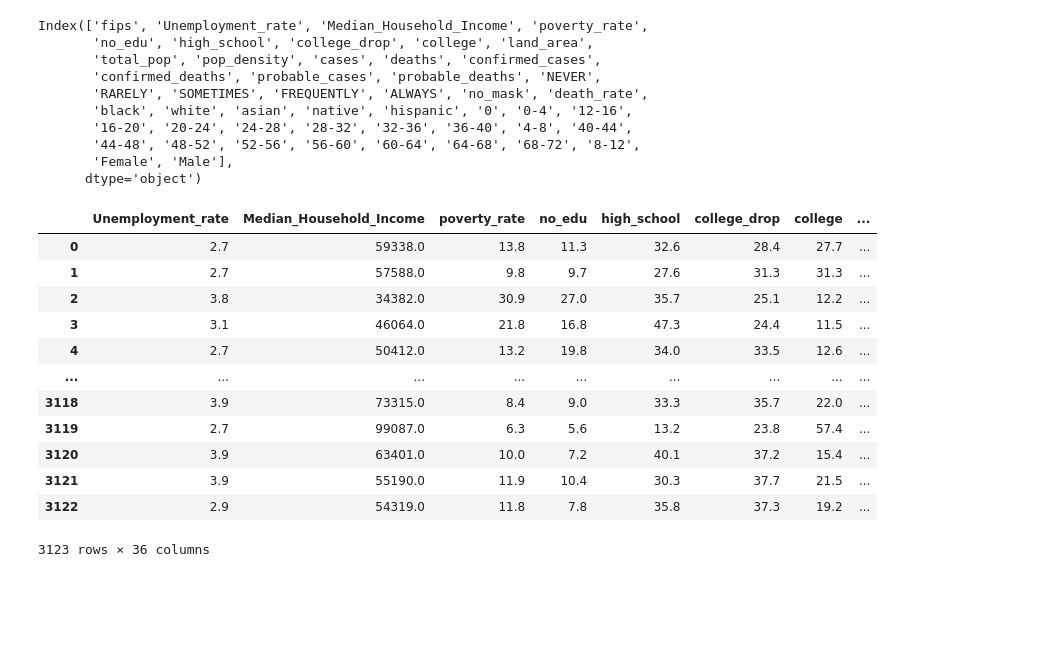
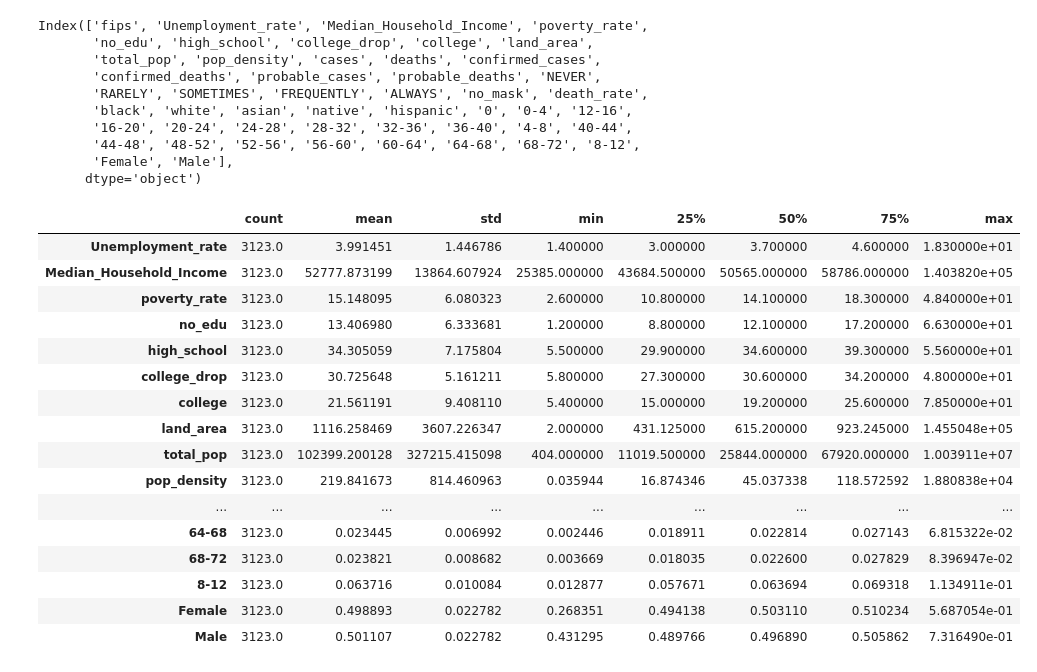
Before and after one commit to gabhijith/pyghack_covid19, a Jupyter notebook: scratch.ipynb, the cells around one changed output. Drawn from its saved outputs; the diff is of its cells as text; code cells hidden in the pictures; blank space fills up the shorter version.

```diff
--- a/scratch.ipynb
+++ b/scratch.ipynb
@@ -122,19 +141,55 @@ df_train=df_feat[['Unemployment_rate', 'Median_Household_Income', 'poverty_rate'
        '16-20', '20-24', '24-28', '28-32', '32-36', '36-40', '4-8', '40-44',
        '44-48', '48-52', '52-56', '56-60', '60-64', '64-68', '68-72', '8-12',
        'Female', 'Male']]
-# %%
-df_train
-# %% [output]
-|  | Unemployment_rate | Median_Household_Income | poverty_rate | no_edu | high_school | college_drop | college | ... |
-| 0 | 2.7 | 59338.0 | 13.8 | 11.3 | 32.6 | 28.4 | 27.7 | ... |
-| 1 | 2.7 | 57588.0 | 9.8 | 9.7 | 27.6 | 31.3 | 31.3 | ... |
-| 2 | 3.8 | 34382.0 | 30.9 | 27.0 | 35.7 | 25.1 | 12.2 | ... |
-| 3 | 3.1 | 46064.0 | 21.8 | 16.8 | 47.3 | 24.4 | 11.5 | ... |
-| 4 | 2.7 | 50412.0 | 13.2 | 19.8 | 34.0 | 33.5 | 12.6 | ... |
-| ... | ... | ... | ... | ... | ... | ... | ... | ... |
-| 3118 | 3.9 | 73315.0 | 8.4 | 9.0 | 33.3 | 35.7 | 22.0 | ... |
-| 3119 | 2.7 | 99087.0 | 6.3 | 5.6 | 13.2 | 23.8 | 57.4 | ... |
-| 3120 | 3.9 | 63401.0 | 10.0 | 7.2 | 40.1 | 37.2 | 15.4 | ... |
-| 3121 | 3.9 | 55190.0 | 11.9 | 10.4 | 30.3 | 37.7 | 21.5 | ... |
-| 3122 | 2.9 | 54319.0 | 11.8 | 7.8 | 35.8 | 37.3 | 19.2 | ... |
-3123 rows × 36 columns
+# %%
+train_dataset = df_feat.sample(frac=0.8,random_state=0)
+test_dataset = df_feat.drop(train_dataset.index)
+
+train_label = train_dataset['deaths']
+test_label = test_dataset['deaths']
+
+train_nmlabel = train_dataset['no_mask']
+test_nmlabel = test_dataset['no_mask']
+
+
+train_dataset = train_dataset[['Unemployment_rate', 'Median_Household_Income', 'poverty_rate',
+       'no_edu', 'high_school', 'college_drop', 'college', 'land_area',
+       'total_pop', 'pop_density','black', 'white', 'asian', 'native', 'hispanic', '0', '0-4', '12-16',
+       '16-20', '20-24', '24-28', '28-32', '32-36', '36-40', '4-8', '40-44',
+       '44-48', '48-52', '52-56', '56-60', '60-64', '64-68', '68-72', '8-12',
+       'Female', 'Male']]
+test_dataset = test_dataset[['Unemployment_rate', 'Median_Household_Income', 'poverty_rate',
+       'no_edu', 'high_school', 'college_drop', 'college', 'land_area',
+       'total_pop', 'pop_density','black', 'white', 'asian', 'native', 'hispanic', '0', '0-4', '12-16',
+       '16-20', '20-24', '24-28', '28-32', '32-36', '36-40', '4-8', '40-44',
+       '44-48', '48-52', '52-56', '56-60', '60-64', '64-68', '68-72', '8-12',
+       'Female', 'Male']]
+
+df_trim = df_feat[['Unemployment_rate', 'Median_Household_Income', 'poverty_rate',
+       'no_edu', 'high_school', 'college_drop', 'college', 'land_area',
+       'total_pop', 'pop_density','black', 'white', 'asian', 'native', 'hispanic', '0', '0-4', '12-16',
+       '16-20', '20-24', '24-28', '28-32', '32-36', '36-40', '4-8', '40-44',
+       '44-48', '48-52', '52-56', '56-60', '60-64', '64-68', '68-72', '8-12',
+       'Female', 'Male']]
+# %%
+train_stats = df_trim.describe()
+train_stats = train_stats.transpose()
+train_stats
+# %% [output]
+|  | count | mean | std | min | 25% | 50% | 75% | max |
+| Unemployment_rate | 3123.0 | 3.991451 | 1.446786 | 1.400000 | 3.000000 | 3.700000 | 4.600000 | 1.830000e+01 |
+| Median_Household_Income | 3123.0 | 52777.873199 | 13864.607924 | 25385.000000 | 43684.500000 | 50565.000000 | 58786.000000 | 1.403820e+05 |
+| poverty_rate | 3123.0 | 15.148095 | 6.080323 | 2.600000 | 10.800000 | 14.100000 | 18.300000 | 4.840000e+01 |
+| no_edu | 3123.0 | 13.406980 | 6.333681 | 1.200000 | 8.800000 | 12.100000 | 17.200000 | 6.630000e+01 |
+| high_school | 3123.0 | 34.305059 | 7.175804 | 5.500000 | 29.900000 | 34.600000 | 39.300000 | 5.560000e+01 |
+| college_drop | 3123.0 | 30.725648 | 5.161211 | 5.800000 | 27.300000 | 30.600000 | 34.200000 | 4.800000e+01 |
+| college | 3123.0 | 21.561191 | 9.408110 | 5.400000 | 15.000000 | 19.200000 | 25.600000 | 7.850000e+01 |
+| land_area | 3123.0 | 1116.258469 | 3607.226347 | 2.000000 | 431.125000 | 615.200000 | 923.245000 | 1.455048e+05 |
+| total_pop | 3123.0 | 102399.200128 | 327215.415098 | 404.000000 | 11019.500000 | 25844.000000 | 67920.000000 | 1.003911e+07 |
+| pop_density | 3123.0 | 219.841673 | 814.460963 | 0.035944 | 16.874346 | 45.037338 | 118.572592 | 1.880838e+04 |
+| ... | ... | ... | ... | ... | ... | ... | ... | ... |
+| 64-68 | 3123.0 | 0.023445 | 0.006992 | 0.002446 | 0.018911 | 0.022814 | 0.027143 | 6.815322e-02 |
+| 68-72 | 3123.0 | 0.023821 | 0.008682 | 0.003669 | 0.018035 | 0.022600 | 0.027829 | 8.396947e-02 |
+| 8-12 | 3123.0 | 0.063716 | 0.010084 | 0.012877 | 0.057671 | 0.063694 | 0.069318 | 1.134911e-01 |
+| Female | 3123.0 | 0.498893 | 0.022782 | 0.268351 | 0.494138 | 0.503110 | 0.510234 | 5.687054e-01 |
+| Male | 3123.0 | 0.501107 | 0.022782 | 0.431295 | 0.489766 | 0.496890 | 0.505862 | 7.316490e-01 |
```
Also changed, not shown: parts of 11 cells of this notebook.
